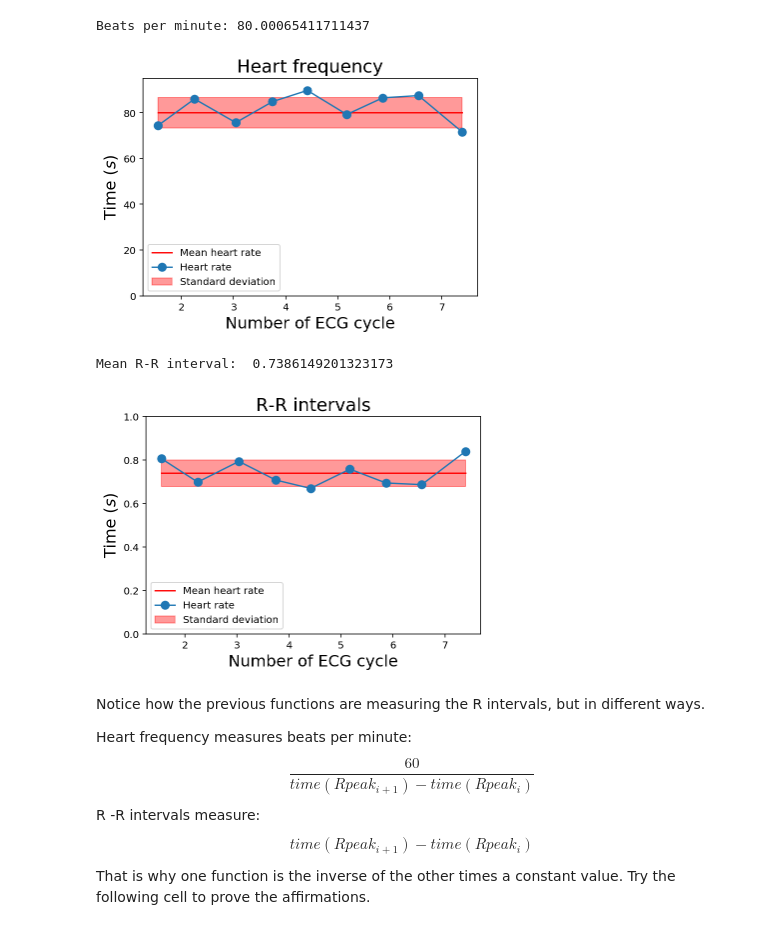
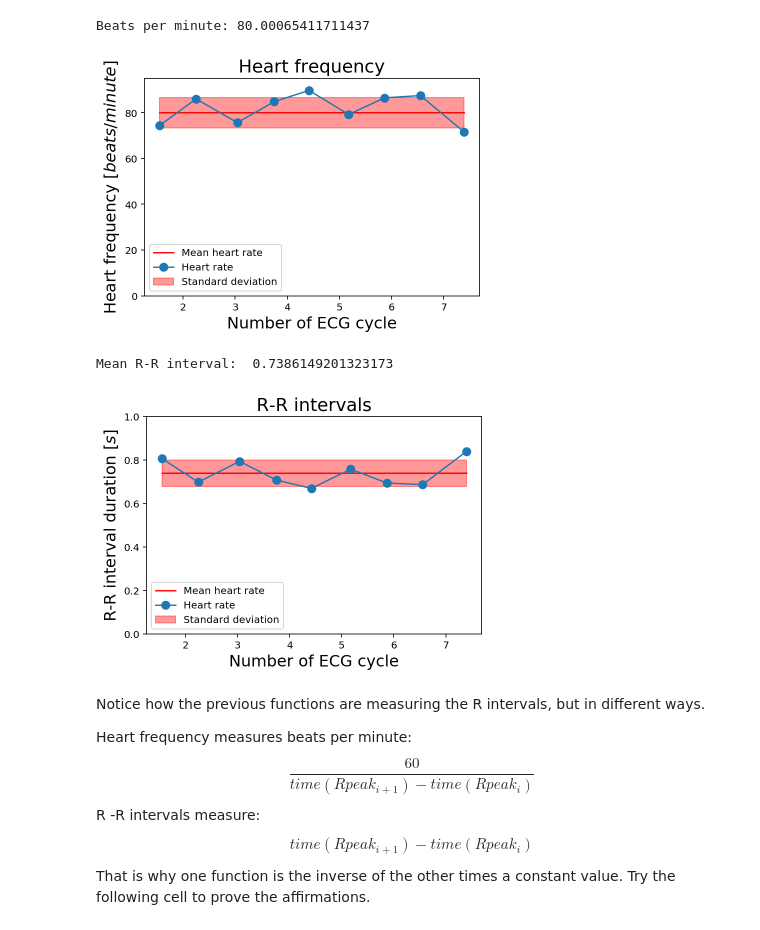
Before and after one commit to DanidelRio/electrocardiogram_analysis, a Jupyter notebook: 01-Basics.ipynb, the cells around one changed output. Cells and saved outputs as stored; diff of their text form; code cells hidden in the pictures.

Commit message:
Correct y axis in stdev plots

```diff
--- a/01-Basics.ipynb
+++ b/01-Basics.ipynb
@@ -239,16 +239,16 @@ std_vec_minus = [mean_bpm-stdev(heart_rate) for i in range(0, len(time)-1)]
 # %%
 plt.fill_between(time[1:], std_vec_minus, std_vec_plus, facecolor="red",
                  label = "Standard deviation", color='red', alpha=0.4)
 plt.plot(time[1:], mean_vec, c="r", label = "Mean heart rate")
 plt.plot(time[1:], heart_rate, markersize=8, marker = "o", label="Heart rate")
 plt.ylim((0, 95))
 plt.title("Heart frequency")
 plt.xlabel(r'Number of ECG cycle')
-plt.ylabel(r'Time ($s$)')
+plt.ylabel(r'Heart frequency [$beats/minute$]')
 plt.legend()
 plt.show()
 # %% [output]
-[figure, old version]
+[figure, new version]
 # %%
 # If the input of this function is time, the intervals will be given in those same units
 # Obtaining the indexes at which the R peaks occur.
@@ -278,11 +278,11 @@ plt.plot(time[1:], xx, markersize=8, marker = "o", label="Heart rate")
 plt.ylim((0, 1))
 plt.title("R-R intervals")
 plt.xlabel(r'Number of ECG cycle')
-plt.ylabel(r'Time ($s$)')
+plt.ylabel(r'R-R interval duration [$s$]')
 plt.legend()
 plt.show()
 # %% [output]
-[figure, old version]
+[figure, new version]
 # %% [markdown]
 Notice how the previous functions are measuring the R intervals, but in different ways.
 
```
Also changed, not shown: parts of 5 cells of this notebook, 2 other files.
